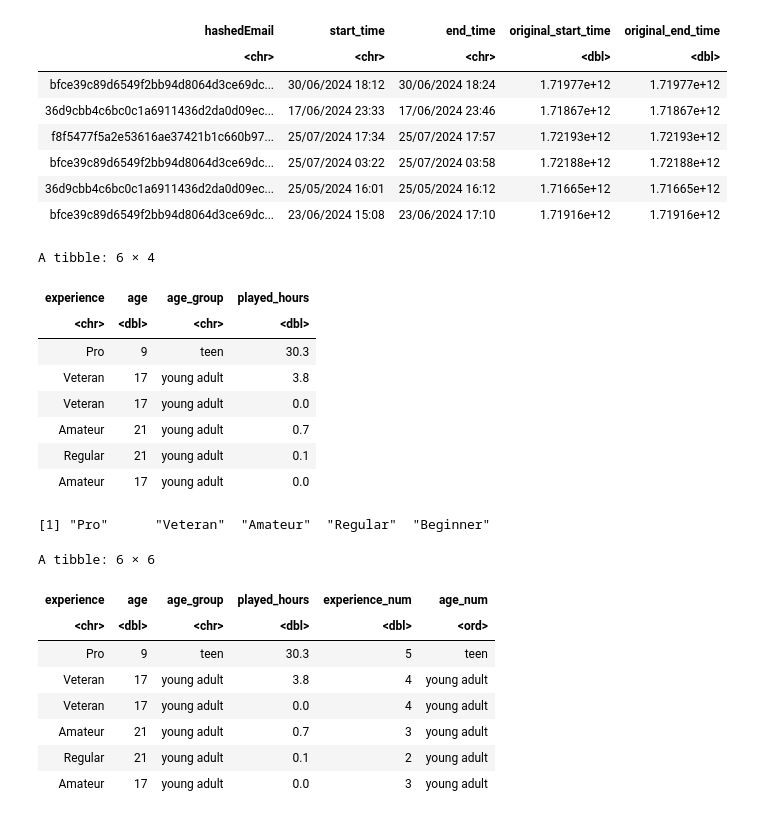
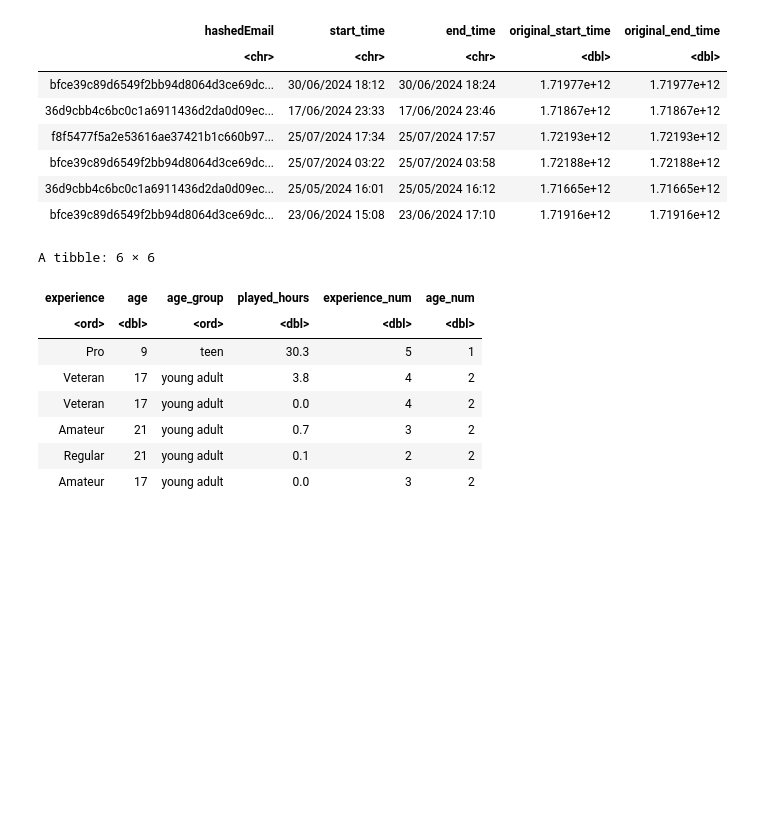
Before and after one commit to aric-chan/dsci-100-2024w2-project-005-6, a Jupyter notebook: aric_dsci100_gp.ipynb, the cells around one changed output. Cells and saved outputs as stored; diff of their text form; code cells hidden in the pictures; blank space fills up the shorter version.

```diff
--- a/aric_dsci100_gp.ipynb
+++ b/aric_dsci100_gp.ipynb
@@ -48,49 +48,47 @@ A tibble: 6 × 5
 | 36d9cbb4c6bc0c1a6911436d2da0d09ec... | 25/05/2024 16:01 | 25/05/2024 16:12 | 1.71665e+12 | 1.71665e+12 |
 | bfce39c89d6549f2bb94d8064d3ce69dc... | 23/06/2024 15:08 | 23/06/2024 17:10 | 1.71916e+12 | 1.71916e+12 |
 # %%
-playerData<- player_data |>
-            mutate(age = Age)|>
-              mutate(age_group = case_when(
-                age <= 15 ~ "teen",     # Group 1: Age 25 and below
-                age > 15 & age <= 30 ~ "young adult",  # Group 2: Age 26 to 50
-                age > 30 ~ "adult"       # Group 3: Age above 50
-              ))|>
-            select(experience, age, age_group, played_hours)
-head(playerData)
-unique(playerData$experience)
-# Convert to ordered factor
-experience_ord <- factor(playerData$experience,
-                           levels = c("Beginner", "Regular", "Amateur", "Veteran", "Pro"),
-                           ordered = TRUE)
-playerData$experience_num <- as.numeric(experience_ord)
+playerData <- player_data |>
+  filter(!is.na(Age)) |>  # Remove missing age
+  mutate(
+    age = Age,
+    age_group = case_when(
+      age <= 15 ~ "teen",
+      age > 15 & age <= 50 ~ "young adult",
+      age > 50 ~ "adult"
+    )
+  ) |>
+  select(experience, age, age_group, played_hours)
 
-age_ord <- factor(playerData$age_group,
-                           levels = c("teen", "young adult", "adult"),
-                           ordered = TRUE)
-playerData$age_num <- factor(age_ord, ordered = TRUE)
+# Convert 'experience' ordered factor and numeric
+playerData <- playerData |>
+  mutate(
+    experience = factor(experience,
+                        levels = c("Beginner", "Regular", "Amateur", "Veteran", "Pro"),
+                        ordered = TRUE),
+    experience_num = as.numeric(experience)  # Convert to numeric
+  )
 
+# Convert 'age_group' to an ordered factor and numeric
+playerData <- playerData |>
+  mutate(
+    age_group = factor(age_group,
+                       levels = c("teen", "young adult", "adult"),
+                       ordered = TRUE),
+    age_num = as.numeric(age_group)  # Convert to numeric
+  )
 
 head(playerData)
 # %% [output]
-A tibble: 6 × 4
+A tibble: 6 × 6
-| experience | age | age_group | played_hours |
-| <chr> | <dbl> | <chr> | <dbl> |
-| Pro | 9 | teen | 30.3 |
-| Veteran | 17 | young adult | 3.8 |
-| Veteran | 17 | young adult | 0.0 |
-| Amateur | 21 | young adult | 0.7 |
-| Regular | 21 | young adult | 0.1 |
-| Amateur | 17 | young adult | 0.0 |
+| experience | age | age_group | played_hours | experience_num | age_num |
+| <ord> | <dbl> | <ord> | <dbl> | <dbl> | <dbl> |
+| Pro | 9 | teen | 30.3 | 5 | 1 |
+| Veteran | 17 | young adult | 3.8 | 4 | 2 |
+| Veteran | 17 | young adult | 0.0 | 4 | 2 |
+| Amateur | 21 | young adult | 0.7 | 3 | 2 |
+| Regular | 21 | young adult | 0.1 | 2 | 2 |
+| Amateur | 17 | young adult | 0.0 | 3 | 2 |
-[1] "Pro"      "Veteran"  "Amateur"  "Regular"  "Beginner"
-A tibble: 6 × 6
-| experience | age | age_group | played_hours | experience_num | age_num |
-| <chr> | <dbl> | <chr> | <dbl> | <dbl> | <ord> |
-| Pro | 9 | teen | 30.3 | 5 | teen |
-| Veteran | 17 | young adult | 3.8 | 4 | young adult |
-| Veteran | 17 | young adult | 0.0 | 4 | young adult |
-| Amateur | 21 | young adult | 0.7 | 3 | young adult |
-| Regular | 21 | young adult | 0.1 | 2 | young adult |
-| Amateur | 17 | young adult | 0.0 | 3 | young adult |
 # %%
 ggplot(playerData, aes(x = age, y = played_hours, color = experience)) +
   geom_point(size = 2) +
```
Also changed, not shown: parts of 13 cells of this notebook.
